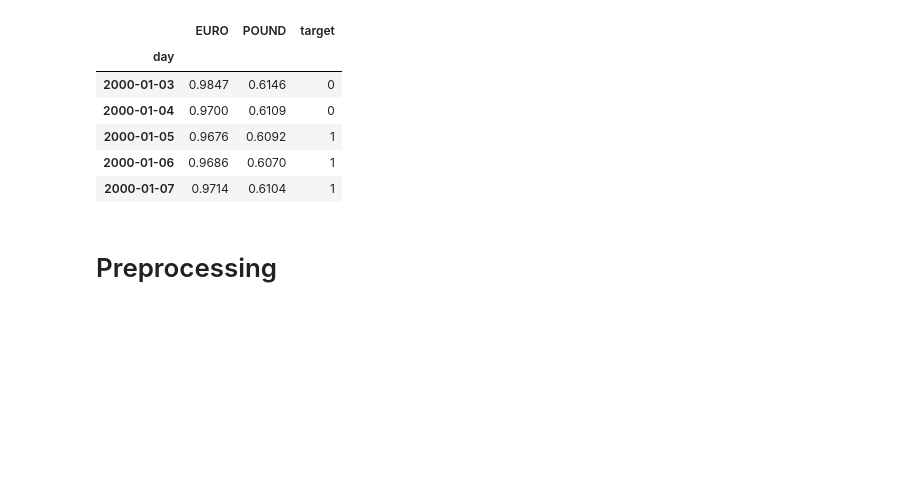
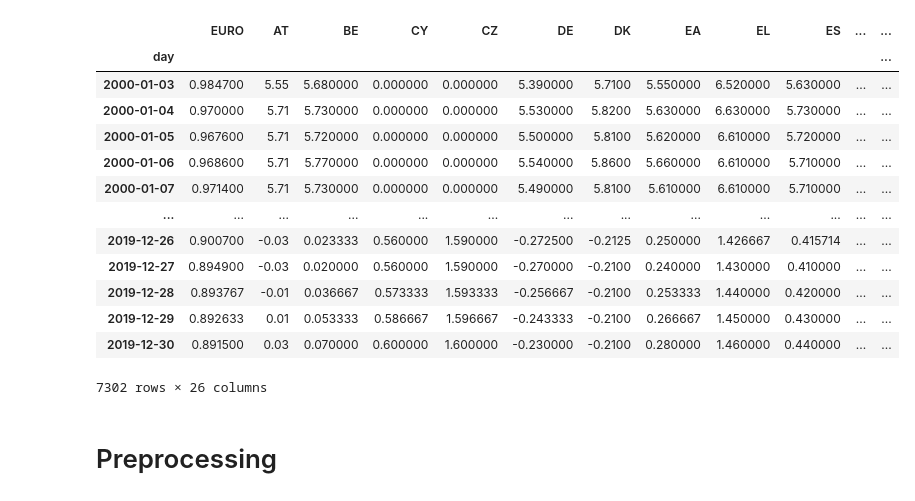
Before and after one commit to lbotti319/currency_nn, a Jupyter notebook: LSTM.ipynb, the cells around one changed output. Cells and saved outputs as stored; diff of their text form; code cells hidden in the pictures; blank space fills up the shorter version.

```diff
--- a/LSTM.ipynb
+++ b/LSTM.ipynb
@@ -6,18 +6,25 @@ import pandas as pd
 import numpy as np
 from data_prep import fetch_data, interpolate, set_target, backstep_columns, train_test_split
 # %%
-df = fetch_data(num_currencies=2)
+df = fetch_data()
 df = interpolate(df)
 df = set_target(df, 1)
-df.head()
+df
 # %% [output]
-|  | EURO | POUND | target |
-| day |  |  |  |
-| 2000-01-03 | 0.9847 | 0.6146 | 0 |
-| 2000-01-04 | 0.9700 | 0.6109 | 0 |
-| 2000-01-05 | 0.9676 | 0.6092 | 1 |
-| 2000-01-06 | 0.9686 | 0.6070 | 1 |
-| 2000-01-07 | 0.9714 | 0.6104 | 1 |
+|  | EURO | AT | BE | CY | CZ | DE | DK | EA | EL | ES | ... | ... |
+| day |  |  |  |  |  |  |  |  |  |  |  | ... |
+| 2000-01-03 | 0.984700 | 5.55 | 5.680000 | 0.000000 | 0.000000 | 5.390000 | 5.7100 | 5.550000 | 6.520000 | 5.630000 | ... | ... |
+| 2000-01-04 | 0.970000 | 5.71 | 5.730000 | 0.000000 | 0.000000 | 5.530000 | 5.8200 | 5.630000 | 6.630000 | 5.730000 | ... | ... |
+| 2000-01-05 | 0.967600 | 5.71 | 5.720000 | 0.000000 | 0.000000 | 5.500000 | 5.8100 | 5.620000 | 6.610000 | 5.720000 | ... | ... |
+| 2000-01-06 | 0.968600 | 5.71 | 5.770000 | 0.000000 | 0.000000 | 5.540000 | 5.8600 | 5.660000 | 6.610000 | 5.710000 | ... | ... |
+| 2000-01-07 | 0.971400 | 5.71 | 5.730000 | 0.000000 | 0.000000 | 5.490000 | 5.8100 | 5.610000 | 6.610000 | 5.710000 | ... | ... |
+| ... | ... | ... | ... | ... | ... | ... | ... | ... | ... | ... | ... | ... |
+| 2019-12-26 | 0.900700 | -0.03 | 0.023333 | 0.560000 | 1.590000 | -0.272500 | -0.2125 | 0.250000 | 1.426667 | 0.415714 | ... | ... |
+| 2019-12-27 | 0.894900 | -0.03 | 0.020000 | 0.560000 | 1.590000 | -0.270000 | -0.2100 | 0.240000 | 1.430000 | 0.410000 | ... | ... |
+| 2019-12-28 | 0.893767 | -0.01 | 0.036667 | 0.573333 | 1.593333 | -0.256667 | -0.2100 | 0.253333 | 1.440000 | 0.420000 | ... | ... |
+| 2019-12-29 | 0.892633 | 0.01 | 0.053333 | 0.586667 | 1.596667 | -0.243333 | -0.2100 | 0.266667 | 1.450000 | 0.430000 | ... | ... |
+| 2019-12-30 | 0.891500 | 0.03 | 0.070000 | 0.600000 | 1.600000 | -0.230000 | -0.2100 | 0.280000 | 1.460000 | 0.440000 | ... | ... |
+7302 rows × 26 columns
 # %%
 targets = df['target']
 features = df.drop('target', axis=1)
```
Also changed, not shown: parts of 7 cells of this notebook, 3 other files.
